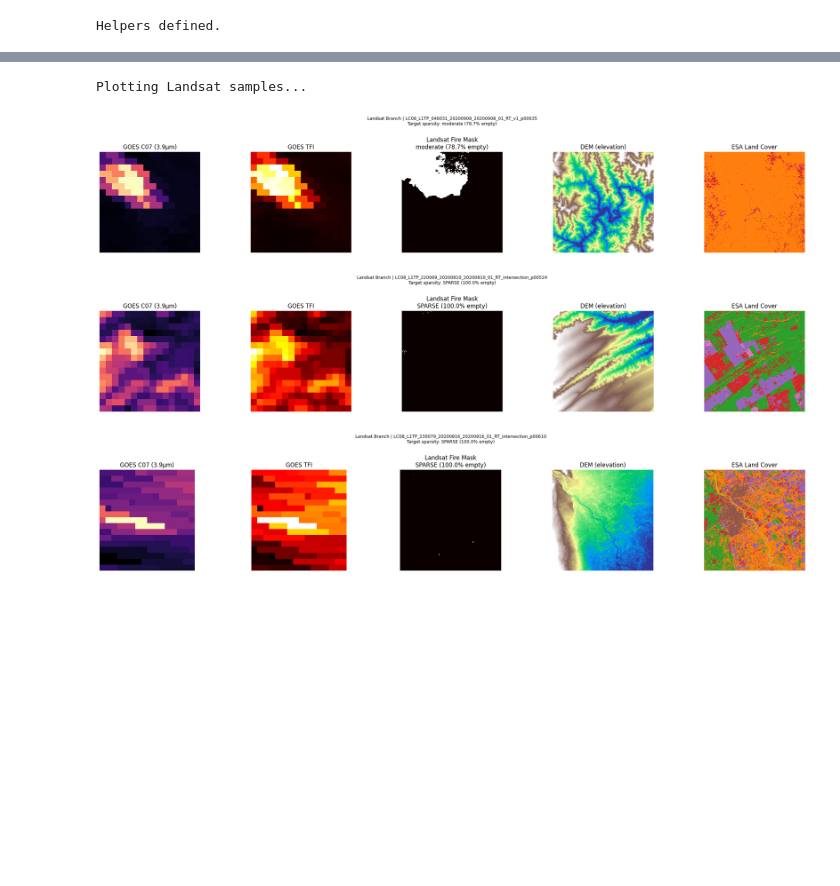
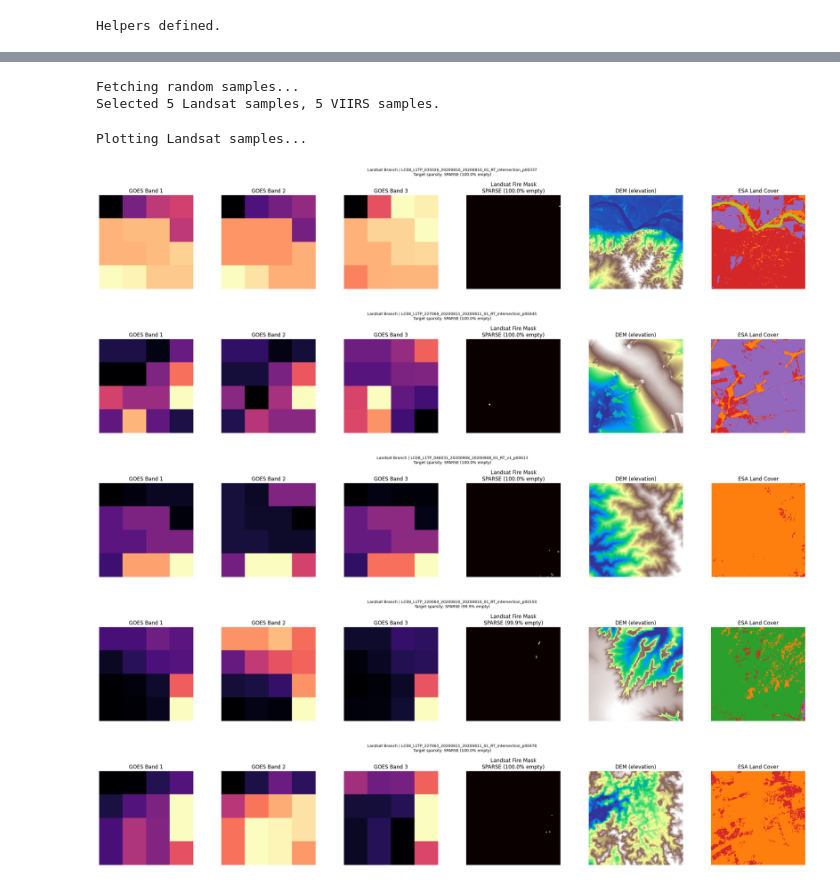
Before and after one commit to ada-th25/irp-th25-azure, a Jupyter notebook: notebooks/explore_dataset.ipynb, the cells around one changed output, grey strips where cells are left out. Drawn from its saved outputs; the diff is of its cells as text; code cells hidden in the pictures; blank space fills up the shorter version.

Commit message:
CHORE: Update notebook plots

```diff
--- a/notebooks/explore_dataset.ipynb
+++ b/notebooks/explore_dataset.ipynb
@@ -387,13 +387,14 @@ import numpy as np
 import matplotlib.pyplot as plt
 import matplotlib.colors as mcolors
 import rasterio
+import random
 from rasterio.plot import show
 from google.cloud import storage
 from google.auth import default
 
 BUCKET_NAME = 'wildfire-irp-data-th25'
-OUTPUT_PREFIX = 'processed_dataset'
-N_SAMPLES = 3  # how many samples to plot per branch
+OUTPUT_PREFIX = 'processed_dataset_gcp'
+N_SAMPLES = 5  # how many samples to plot per branch
 
 credentials, _ = default()
 bucket = storage.Client(credentials=credentials).bucket(BUCKET_NAME)
@@ -516,3 +500,12 @@ Selected 3 Landsat samples, 3 VIIRS samples.
+# %%
+print('Fetching random samples...')
+ls_samples = get_random_samples('landsat_pairs', count=N_SAMPLES)
+viirs_samples = get_random_samples('viirs_pairs', count=N_SAMPLES)
+
+print(f'Selected {len(ls_samples)} Landsat samples, {len(viirs_samples)} VIIRS samples.')
+# %% [output]
+Fetching random samples...
+Selected 5 Landsat samples, 5 VIIRS samples.
 # %%
 # ── Plot: GOES / Landsat / DEM / Landcover ────────────────────────────────────
 
@@ -520,57 +513,58 @@ def plot_landsat_sample(manifest):
     sid = manifest['id']
     paths = manifest['paths']
 
-    goes_data, _  = read_tif_from_gcs(paths['goes_input'].lstrip('/'))
-    ls_data, _    = read_tif_from_gcs(paths['target'].lstrip('/'))
-    cov_data, _   = read_tif_from_gcs(paths['covariates'].lstrip('/'))
+    goes_data, _ = read_tif_from_gcs(paths['goes_input'].lstrip('/'))
+    ls_data, _   = read_tif_from_gcs(paths['target'].lstrip('/'))
+    cov_data, _  = read_tif_from_gcs(paths['covariates'].lstrip('/'))
 
     missing = [name for name, d in [('GOES', goes_data), ('Landsat', ls_data), ('Covariates', cov_data)] if d is None]
     if missing:
         print(f'  [{sid}] Skipping — missing: {missing}')
         return
 
-    # 1. Map bands exactly like your test script
-    goes_c07 = goes_data[0].astype(float)
-    goes_tfi = goes_data[2].astype(float) if goes_data.shape[0] > 2 else (goes_c07 - goes_data[1].astype(float))
+    n_goes_channels = goes_data.shape[0]
+    total_plots = n_goes_channels + 3  # N GOES channels + Landsat + DEM + LC
 
     ls_target = ls_data[0].astype(float)
-    dem  = cov_data[0].astype(float)
-    lc   = cov_data[1].astype(float) if cov_data.shape[0] > 1 else np.zeros_like(dem)
+    dem = cov_data[0].astype(float)
+    lc  = cov_data[1].astype(float) if cov_data.shape[0] > 1 else np.zeros_like(dem)
 
     sp_label = classify_sparsity(ls_target)
 
-    fig, axes = plt.subplots(1, 5, figsize=(22, 4))
+    fig, axes = plt.subplots(1, total_plots, figsize=(4 * total_plots, 4))
     fig.suptitle(f'Landsat Branch | {sid[:60]}\nTarget sparsity: {sp_label}', fontsize=9, y=1.02)
 
-    # 2. Use dynamic vmin/vmax limits instead of normalise() for GOES
-    axes[0].imshow(goes_c07, cmap='magma', vmin=goes_c07.min(), vmax=goes_c07.max(), interpolation='nearest')
-    axes[0].set_title('GOES C07 (3.9µm)')
+    # Plot all GOES channels dynamically
+    for c in range(n_goes_channels):
+        ch_data = goes_data[c].astype(float)
+        axes[c].imshow(ch_data, cmap='magma', vmin=ch_data.min(), vmax=ch_data.max(), interpolation='nearest')
+        axes[c].set_title(f'GOES Band {c+1}')
 
-    axes[1].imshow(goes_tfi, cmap='hot', vmin=goes_tfi.min(), vmax=goes_tfi.max(), interpolation='nearest')
-    axes[1].set_title('GOES TFI')
+    # Plot Target and Covariates
+    axes[n_goes_channels].imshow(ls_target, cmap='hot', vmin=0, vmax=1, interpolation='nearest')
+    axes[n_goes_channels].set_title(f'Landsat Fire Mask\n{sp_label}')
 
-    axes[2].imshow(ls_target, cmap='hot', vmin=0, vmax=1, interpolation='nearest')
-    axes[2].set_title(f'Landsat Fire Mask\n{sp_label}')
+    axes[n_goes_channels + 1].imshow(normalise(dem), cmap='terrain', interpolation='nearest')
+    axes[n_goes_channels + 1].set_title('DEM (elevation)')
 
-    axes[3].imshow(normalise(dem), cmap='terrain', interpolation='nearest')
-    axes[3].set_title('DEM (elevation)')
-
-    axes[4].imshow(lc, cmap='tab20', interpolation='nearest', vmin=0, vmax=100)
-    axes[4].set_title('ESA Land Cover')
+    axes[n_goes_channels + 2].imshow(lc, cmap='tab20', interpolation='nearest', vmin=0, vmax=100)
+    axes[n_goes_channels + 2].set_title('ESA Land Cover')
 
     for ax in axes:
         ax.axis('off')
     plt.tight_layout()
     plt.show()
 
 print('Plotting Landsat samples...')
 for m in ls_samples:
     plot_landsat_sample(m)
 # %% [output]
 Plotting Landsat samples...
-[figure, old version]
+[figure, new version]
-[figure, old version]
+[figure, new version]
-[figure, old version]
+[figure, new version]
+[figure, added]
+[figure, added]
 # %%
 # ── Plot: GOES / VIIRS / DEM / Landcover ──────────────────────────────────────
 
```
Also changed, not shown: parts of 7 cells of this notebook.
